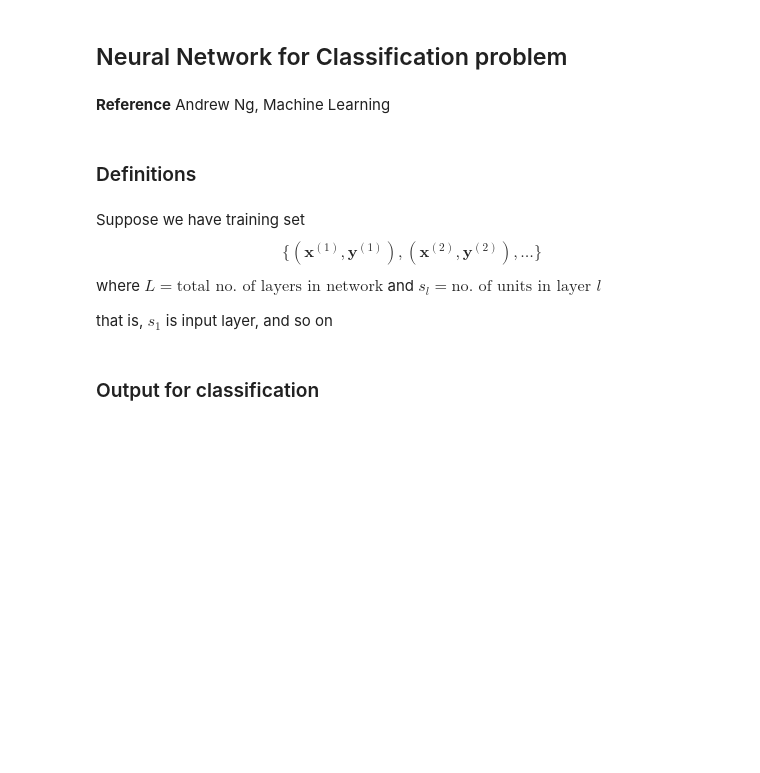
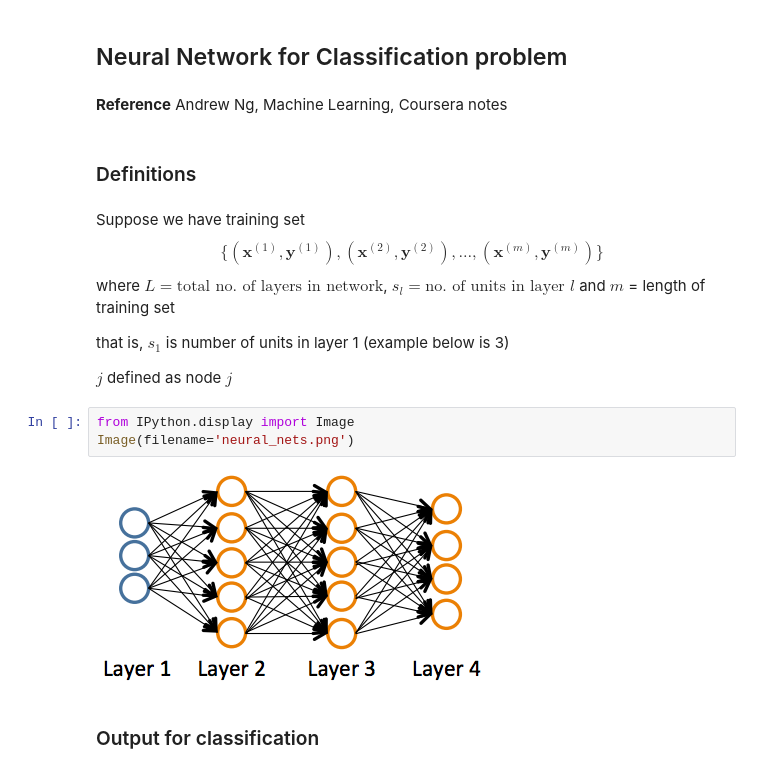
Before and after one commit to KordingLab/lab_teaching_2015, a Jupyter notebook: session_2/neural_network.ipynb, the cells around one changed output. Saved outputs shown, nothing was run; the diff lists cells and outputs as text; blank space fills up the shorter version.

Commit message:
Add figure to slides

```diff
--- a/session_2/neural_network.ipynb
+++ b/session_2/neural_network.ipynb
@@ -1,15 +1,22 @@
 # %% [markdown]
 ## Neural Network for Classification problem
 # %% [markdown]
-**Reference** Andrew Ng, Machine Learning
+**Reference** Andrew Ng, Machine Learning, Coursera notes
 # %% [markdown]
 ###  Definitions
 # %% [markdown]
 Suppose we have training set
-$$\{(\mathbf{x}^{(1)}, \mathbf{y}^{(1)}), (\mathbf{x}^{(2)}, \mathbf{y}^{(2)}), \ldots \}$$
-where $L = \text{total no. of layers in network}$ and $s_l = \text{no. of units in layer }l$
+$$\{(\mathbf{x}^{(1)}, \mathbf{y}^{(1)}), (\mathbf{x}^{(2)}, \mathbf{y}^{(2)}), \ldots, (\mathbf{x}^{(m)}, \mathbf{y}^{(m)}) \}$$
+where $L = \text{total no. of layers in network}$, $s_l = \text{no. of units in layer }l$ and $m$ = length of training set
 
-that is, $s_1$ is input layer, and so on
+that is, $s_1$ is number of units in layer 1 (example below is 3)
+
+$j$ defined as node $j$
+# %%
+from IPython.display import Image
+Image(filename='neural_nets.png')
+# %% [output]
+[figure, added]
 # %% [markdown]
 ### Output for classification
 # %% [markdown]
```
Also changed, not shown: parts of 3 cells of this notebook, 1 other file.
